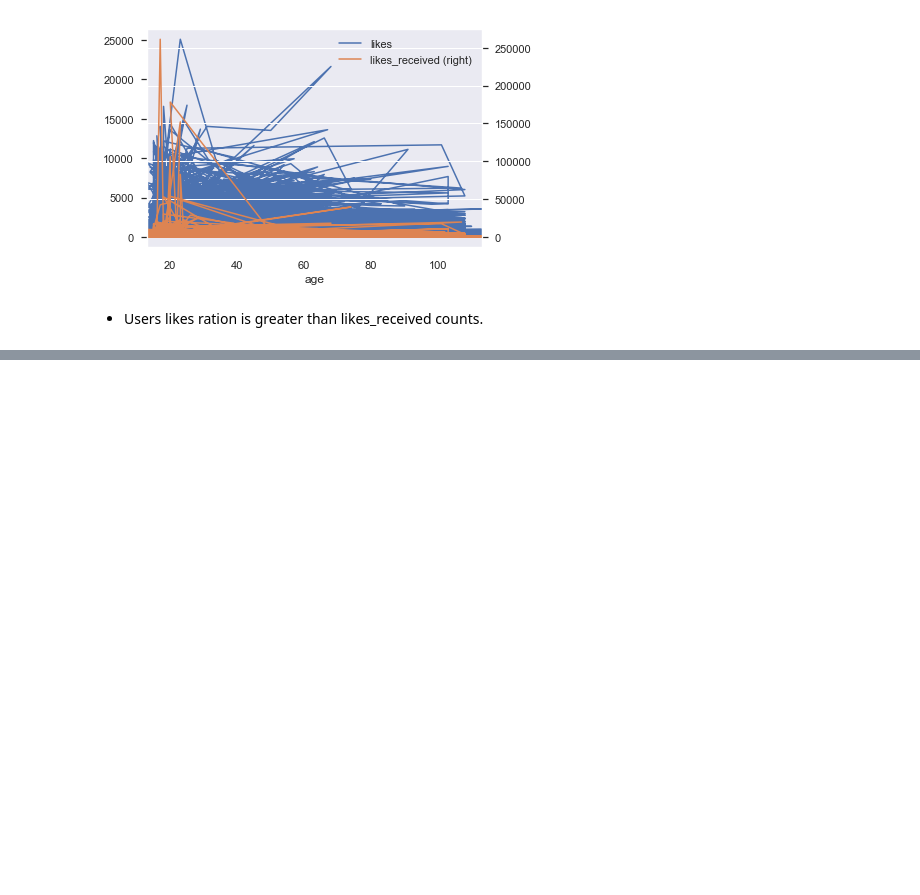
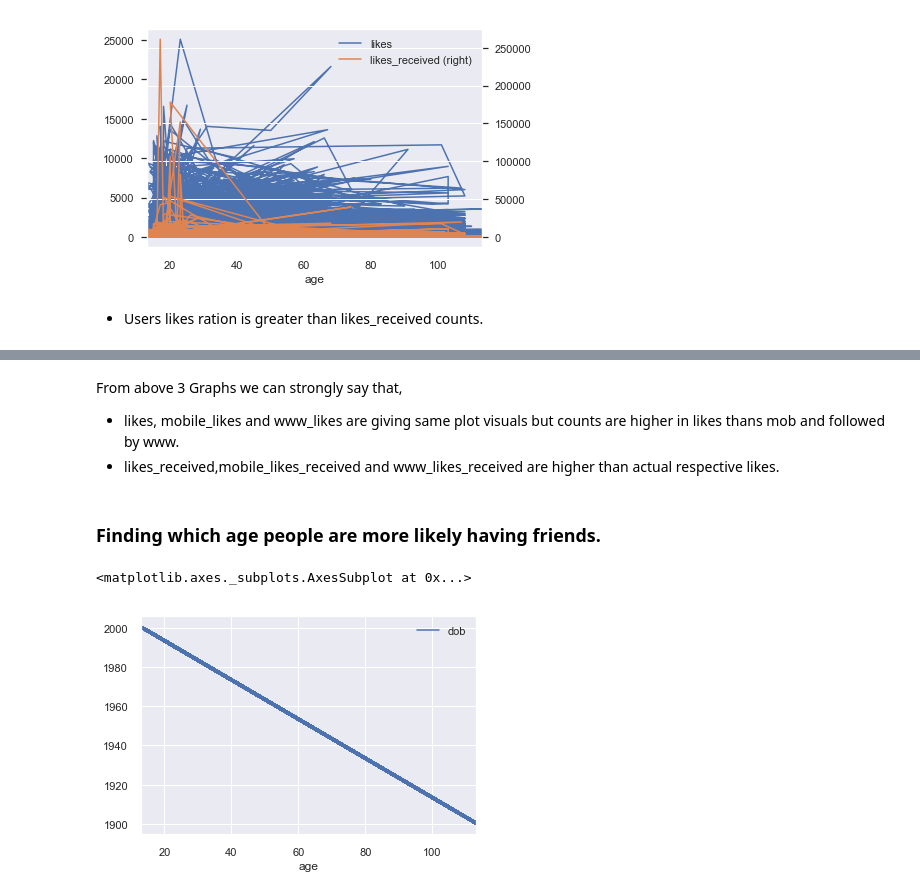
Before and after one commit to thammaneni/SocialMediaActiveUsers, a Jupyter notebook: Facebook_dataset.ipynb, the cells around one changed output, grey strips where cells are left out. Saved outputs shown, nothing was run; the diff lists cells and outputs as text; code cells hidden in the pictures; blank space fills up the shorter version.

```diff
--- a/Facebook_dataset.ipynb
+++ b/Facebook_dataset.ipynb
@@ -331,0 +376,13 @@ fb_cleandf.plot(x = 'age', y = 'likes_received', ax = ax, secondary_y = True)
+# %% [markdown]
+From above 3 Graphs we can strongly say that,
+- likes, mobile_likes and www_likes are giving same plot visuals but counts are higher in likes thans mob and followed by www.
+- likes_received,mobile_likes_received and www_likes_received are higher than actual respective likes.
+# %% [markdown]
+### Finding which age people are more likely having friends.
+# %%
+#Checking data spread across years
+fig,ax=plt.subplots()
+fb_cleandf.plot(x='age', y='dob', ax=ax)
+# %% [output]
+<matplotlib.axes._subplots.AxesSubplot at 0x...>
+[figure, added]
```
Also changed, not shown: parts of 26 cells of this notebook.
